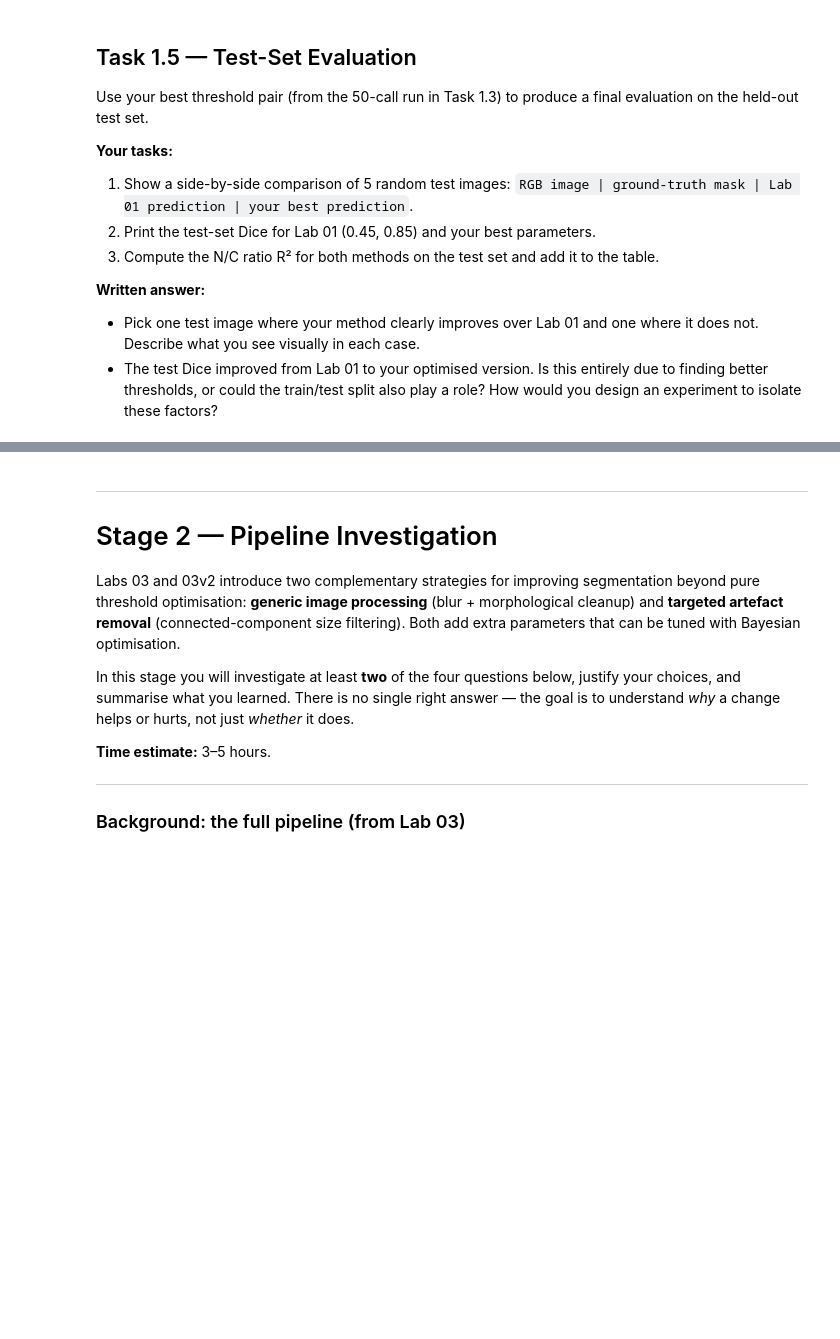
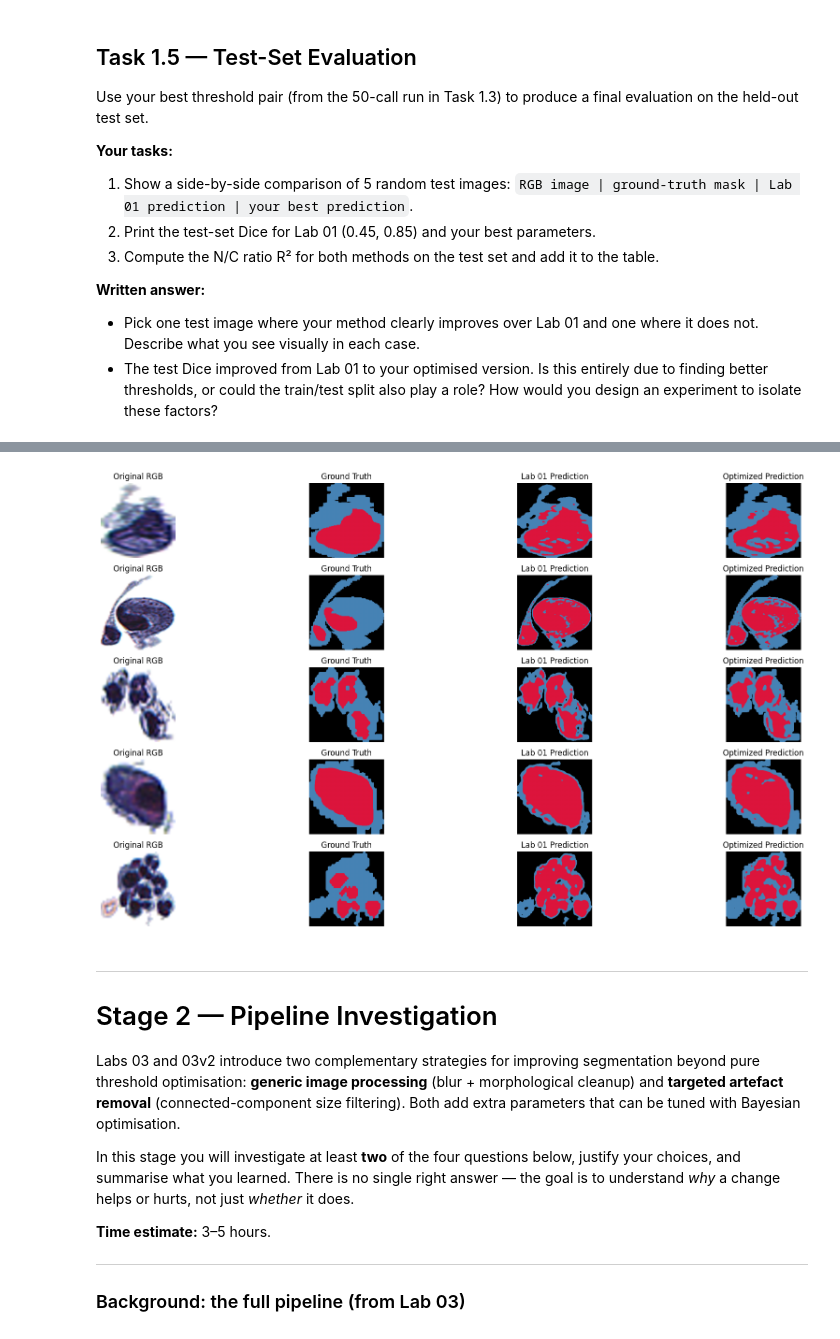
Before and after one commit to emubarak-lamc/PosterRepo, a Jupyter notebook: Projects/project_2_outline.ipynb, the cells around one changed output, grey strips where cells are left out. Saved outputs shown, nothing was run; the diff lists cells and outputs as text; code cells hidden in the pictures; blank space fills up the shorter version.

```diff
--- a/Projects/project_2_outline.ipynb
+++ b/Projects/project_2_outline.ipynb
@@ -297,3 +388,41 @@ for label, (t_nuc, t_bg) in [('Lab 01 — hand-picked', (0.45, 0.85)),
+# %%
+import random
+
+# Select 5 random images from the test set
+random_test_indices = random.sample(list(test_idx), 5)
+
+plt.figure(figsize=(20, 10))
+for i, img_idx in enumerate(random_test_indices):
+    # Original RGB image
+    plt.subplot(5, 4, i * 4 + 1)
+    plt.imshow(X[img_idx].transpose(1, 2, 0))
+    plt.title('Original RGB')
+    plt.axis('off')
+
+    # Ground-truth mask
+    plt.subplot(5, 4, i * 4 + 2)
+    plt.imshow(y[img_idx], cmap=mask_cmap, vmin=0, vmax=2)
+    plt.title('Ground Truth')
+    plt.axis('off')
+
+    # Lab 01 prediction
+    lab01_pred = segment(X[img_idx], 0.45, 0.85)
+    plt.subplot(5, 4, i * 4 + 3)
+    plt.imshow(lab01_pred, cmap=mask_cmap, vmin=0, vmax=2)
+    plt.title('Lab 01 Prediction')
+    plt.axis('off')
+
+    # Optimized prediction
+    optimized_pred = segment(X[img_idx], best_nuc, best_bg)
+    plt.subplot(5, 4, i * 4 + 4)
+    plt.imshow(optimized_pred, cmap=mask_cmap, vmin=0, vmax=2)
+    plt.title('Optimized Prediction')
+    plt.axis('off')
+
+plt.tight_layout()
+plt.show()
+# %% [output]
+[figure, added]
 # %% [markdown]
 ---
 
```
Also changed, not shown: parts of 9 cells of this notebook.
